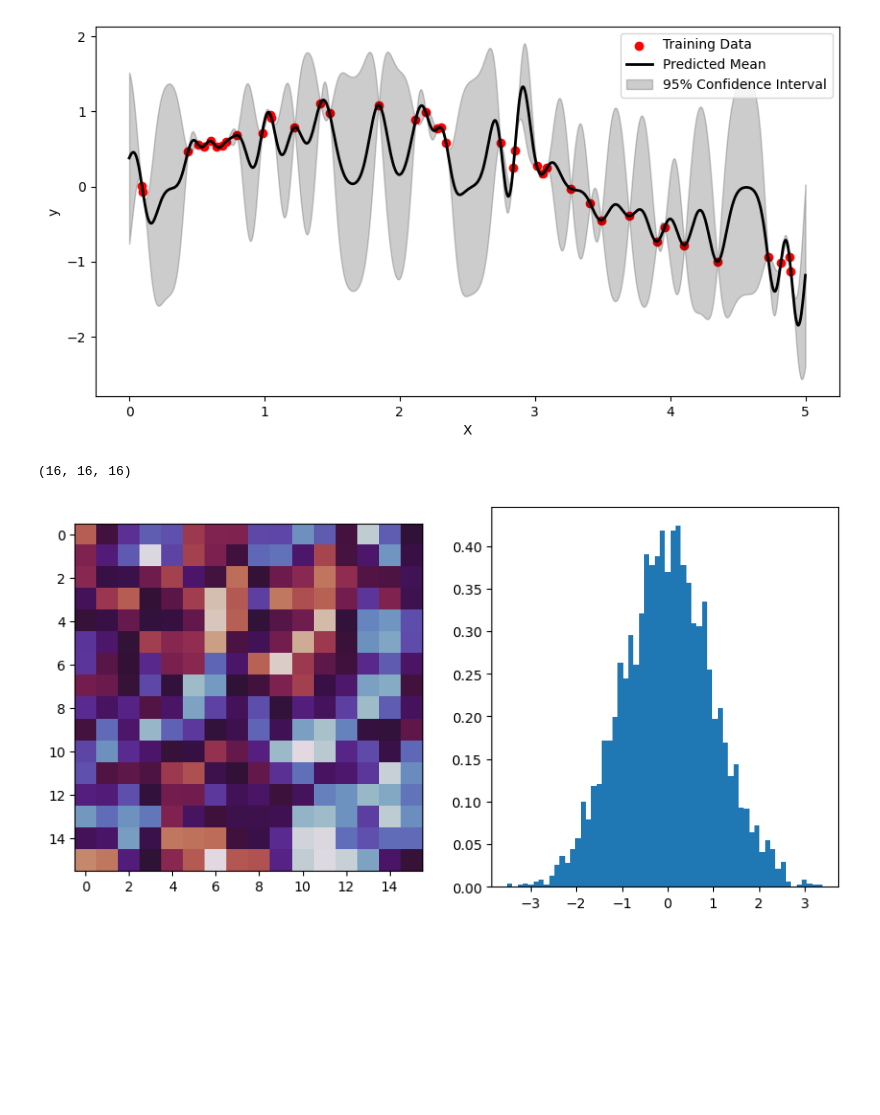
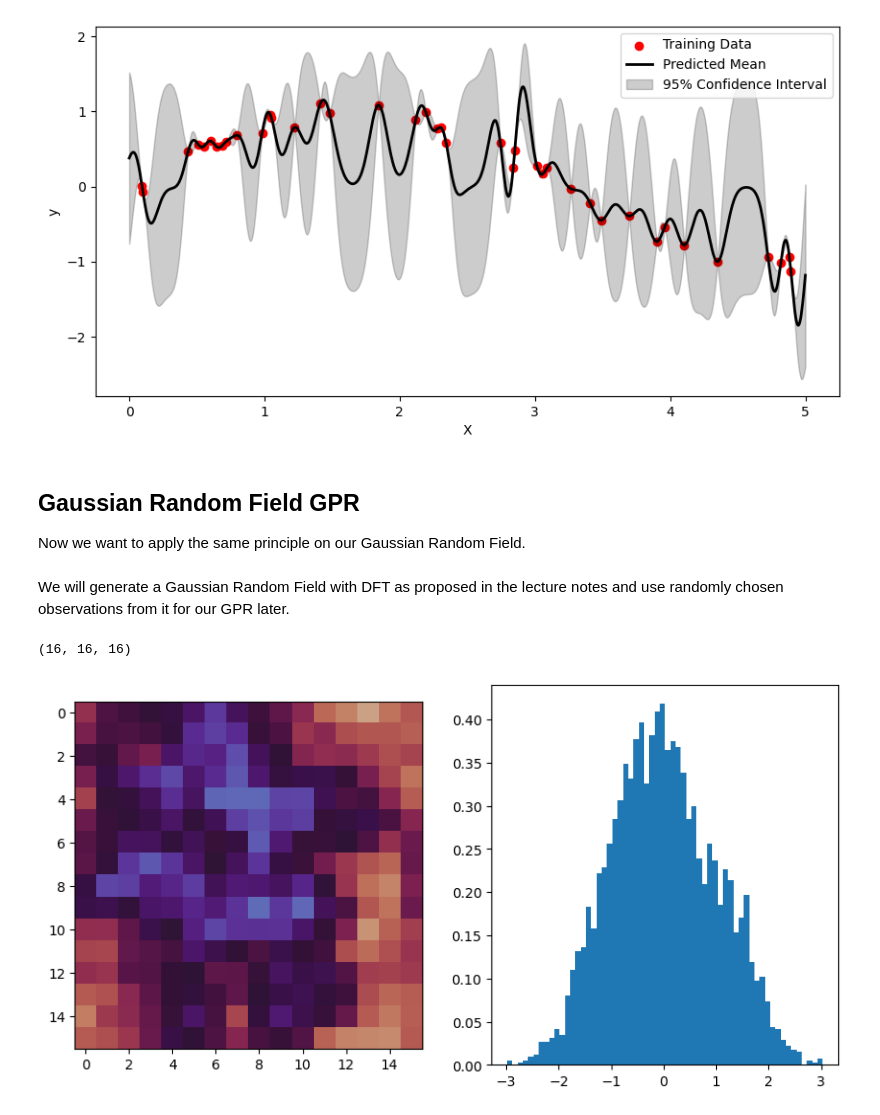
Before and after one commit to Entonia314/CosmicStructures, a Jupyter notebook: CosmicStructures_Project_GPR_Altonv_v3.ipynb, the cells around one changed output. Cells and saved outputs as stored; diff of their text form; code cells hidden in the pictures; blank space fills up the shorter version.

```diff
--- a/CosmicStructures_Project_GPR_Altonv_v3.ipynb
+++ b/CosmicStructures_Project_GPR_Altonv_v3.ipynb
@@ -59,6 +63,10 @@ X:  (1000, 1)
 Mean:  (1000,)
 Covariance:  (1000, 1000)
 [figure]
+# %% [markdown]
+## Gaussian Random Field GPR
+
+Now we want to apply the same principle on our Gaussian Random Field.
 # %%
 import numpy as np
 import matplotlib.pyplot as plt
@@ -75,3 +84,5 @@ from scipy.special import gamma
+# %% [markdown]
+We will generate a Gaussian Random Field with DFT as proposed in the lecture notes and use randomly chosen observations from it for our GPR later.
 # %%
 N = 16                          # we discretize our volume using N**3 cells
 L = 1.0                           # the box size, sets the fundamental mode
@@ -88,7 +99,7 @@ kmod = np.sqrt(kv[0]**2+kv[1]**2+kv[2]**2)               # get norm k for each p
 
 # now 'kv' is the k vector, and 'kmod' its modulus at every point
 
-alpha = 3
+alpha = 4
 norm  = 1.0/(2.0*np.pi)**(-1.5)
 # the matter power spectrum is the product of primordial spectrum and T**2
 def P(k):
@@ -109,10 +118,23 @@ f.shape
 # %% [output]
 (16, 16, 16)
 # %%
-fig, ax = plt.subplots(1,2,figsize=[10,5])
-ax[0].imshow(f[...,N//2], cmap='twilight')
-ax[1].hist(f.flatten(),bins=60,density=True);
+# Define the fixed range for the colorbar
+vmin = -3
+vmax = 3
+
+fig, ax = plt.subplots(1, 2, figsize=[10, 5])
+
+# Plot the image with a fixed color range
+ax[0].imshow(f[..., N // 2], cmap='twilight', vmin=vmin, vmax=vmax)
+
+# Add a colorbar to the imshow plot
+#fig.colorbar(im, ax=ax[0], orientation='vertical')
+
+# Plot the histogram
+ax[1].hist(f.flatten(), bins=60, density=True)
+
+plt.show()
 # %% [output]
-[figure, old version]
+[figure, new version]
 # %%
 class PowerSpectrumKernel3D(GenericKernelMixin, Kernel):
```
Also changed, not shown: parts of 11 cells of this notebook.
